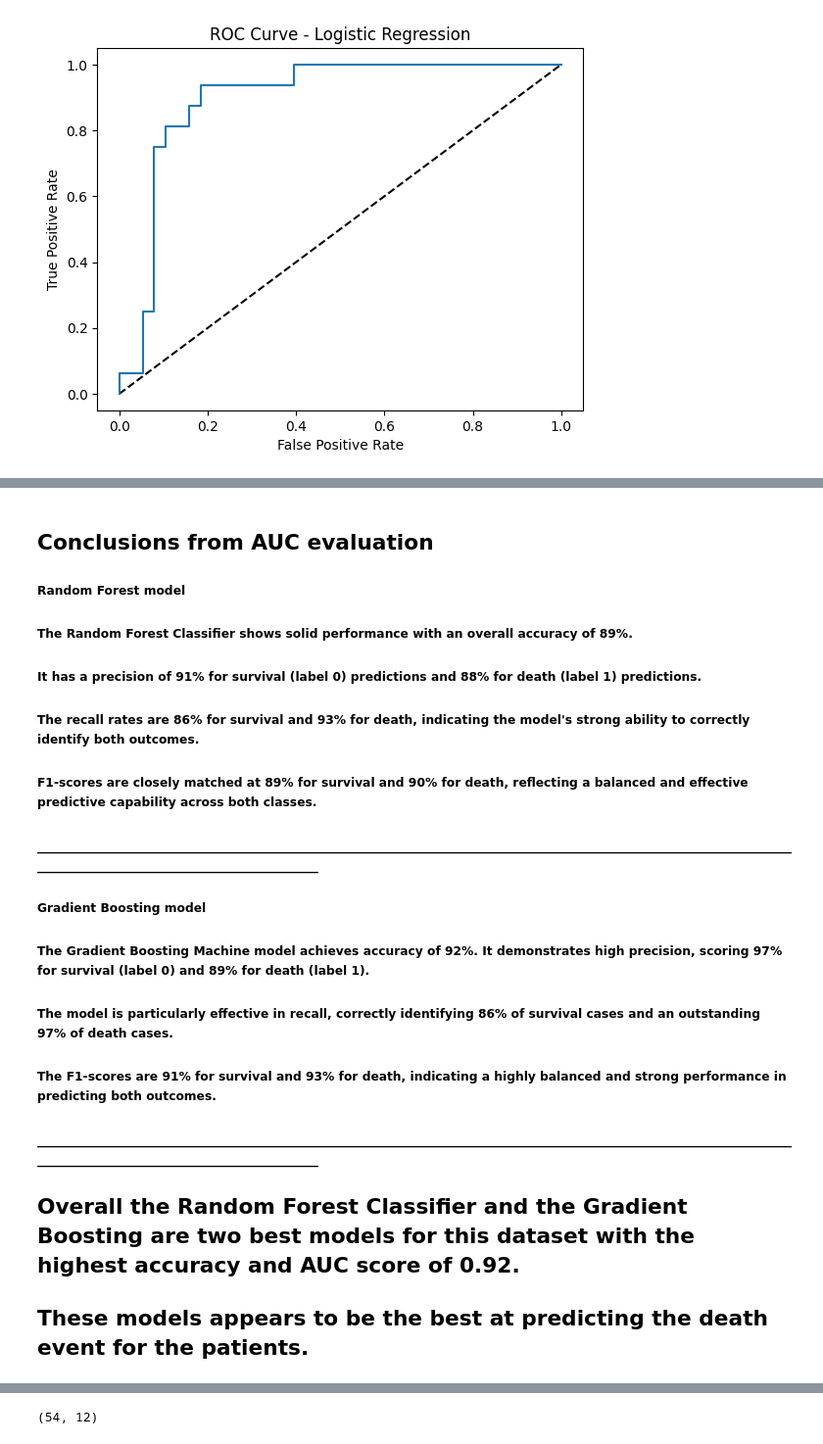
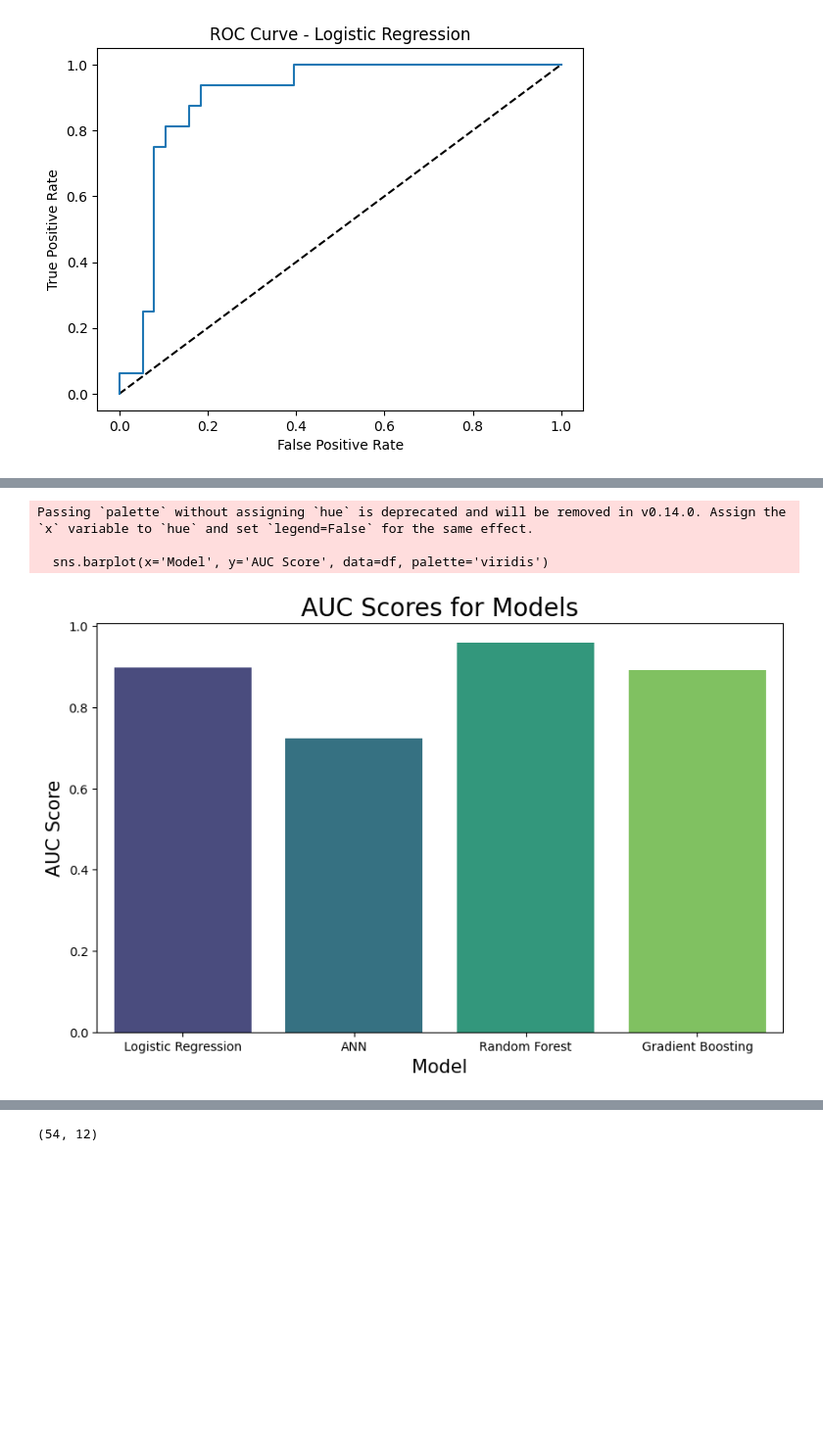
Before and after one commit to PilatusPy/capstone_3, a Jupyter notebook: heart_capstone/capstone_3_models.ipynb, the cells around one changed output, grey strips where cells are left out. Shown at 98% size. Drawn from its saved outputs; the diff is of its cells as text; code cells hidden in the pictures; blank space fills up the shorter version.

```diff
--- a/heart_capstone/capstone_3_models.ipynb
+++ b/heart_capstone/capstone_3_models.ipynb
@@ -520,18 +521,24 @@ AUC GBM: 0.9180555555555556 Accuracy GBM: 0.9210526315789473
-# %% [markdown]
-## Conclusions from AUC evaluation
-##### Random Forest model
-##### The Random Forest Classifier shows solid performance with an overall accuracy of 89%.
-##### It has a precision of 91% for survival (label 0) predictions and 88% for death (label 1) predictions.
-##### The recall rates are 86% for survival and 93% for death, indicating the model's strong ability to correctly identify both outcomes.
-##### F1-scores are closely matched at 89% for survival and 90% for death, reflecting a balanced and effective predictive capability across both classes.
-#### _______________________________________________________________________________________________________________________________________________________
-
-##### Gradient Boosting model
-
-##### The Gradient Boosting Machine model achieves accuracy of 92%. It demonstrates high precision, scoring 97% for survival (label 0) and 89% for death (label 1).
-##### The model is particularly effective in recall, correctly identifying 86% of survival cases and an outstanding 97% of death cases.
-##### The F1-scores are 91% for survival and 93% for death, indicating a highly balanced and strong performance in predicting both outcomes.
-#### _______________________________________________________________________________________________________________________________________________________
-
-## Overall the Random Forest Classifier and the Gradient Boosting are two best models for this dataset with the highest accuracy and AUC score of 0.92.
-## These models appears to be the best at predicting the death event for the patients.
+# %%
+# Visualization of the results for all models
+auc_scores = [auc_logistic, auc_ann, auc_rfc, auc_gbm]
+model_names = ['Logistic Regression', 'ANN', 'Random Forest', 'Gradient Boosting']
+
+#Data to DataFrame for easier plotting
+df = pd.DataFrame(list(zip(model_names, auc_scores)), columns=['Model', 'AUC Score'])
+
+# barplot
+plt.figure(figsize=(10, 6))
+sns.barplot(x='Model', y='AUC Score', data=df, palette='viridis')
+
+# title and labels
+plt.title('AUC Scores for Models', fontsize=20)
+plt.xlabel('Model', fontsize=15)
+plt.ylabel('AUC Score', fontsize=15)
+
+# plot
+plt.show()
+# %% [output]
+Passing `palette` without assigning `hue` is deprecated and will be removed in v0.14.0. Assign the `x` variable to `hue` and set `legend=False` for the same effect.
+
+  sns.barplot(x='Model', y='AUC Score', data=df, palette='viridis')
+[figure, added]
```
Also changed, not shown: parts of 29 cells of this notebook.
